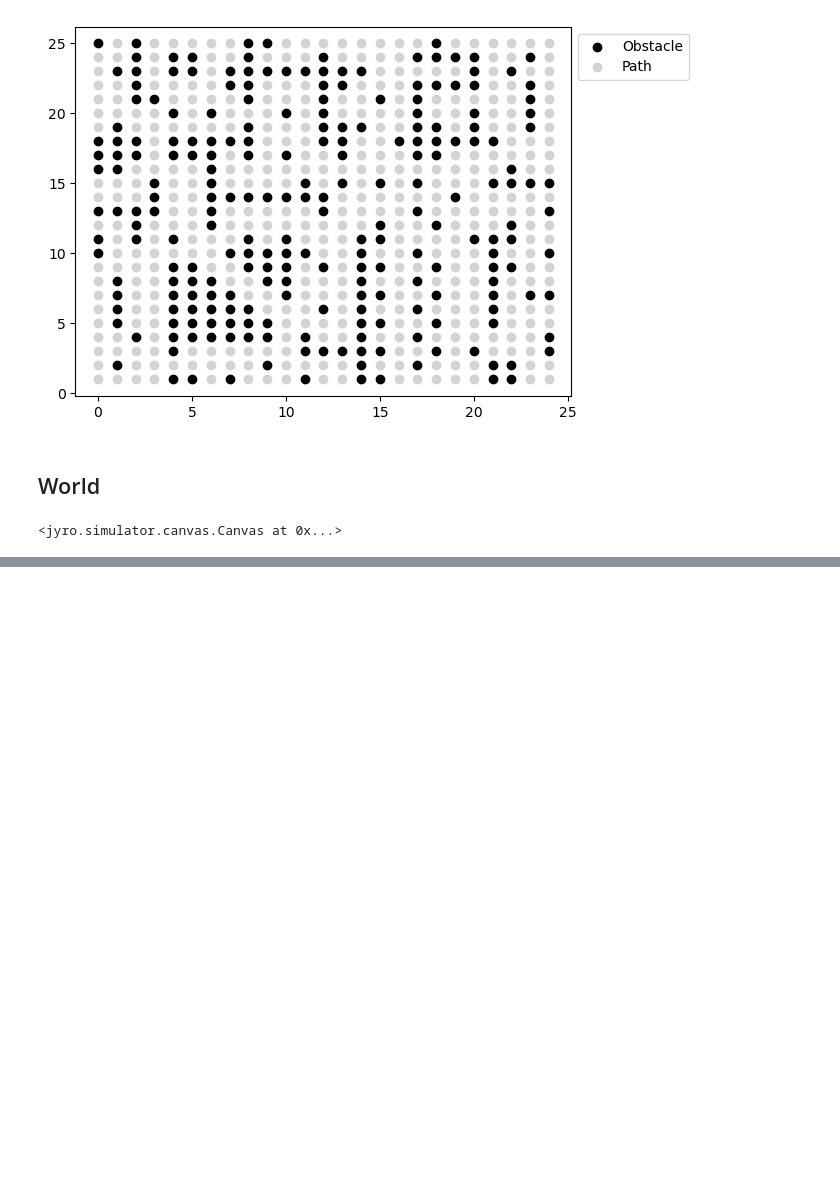
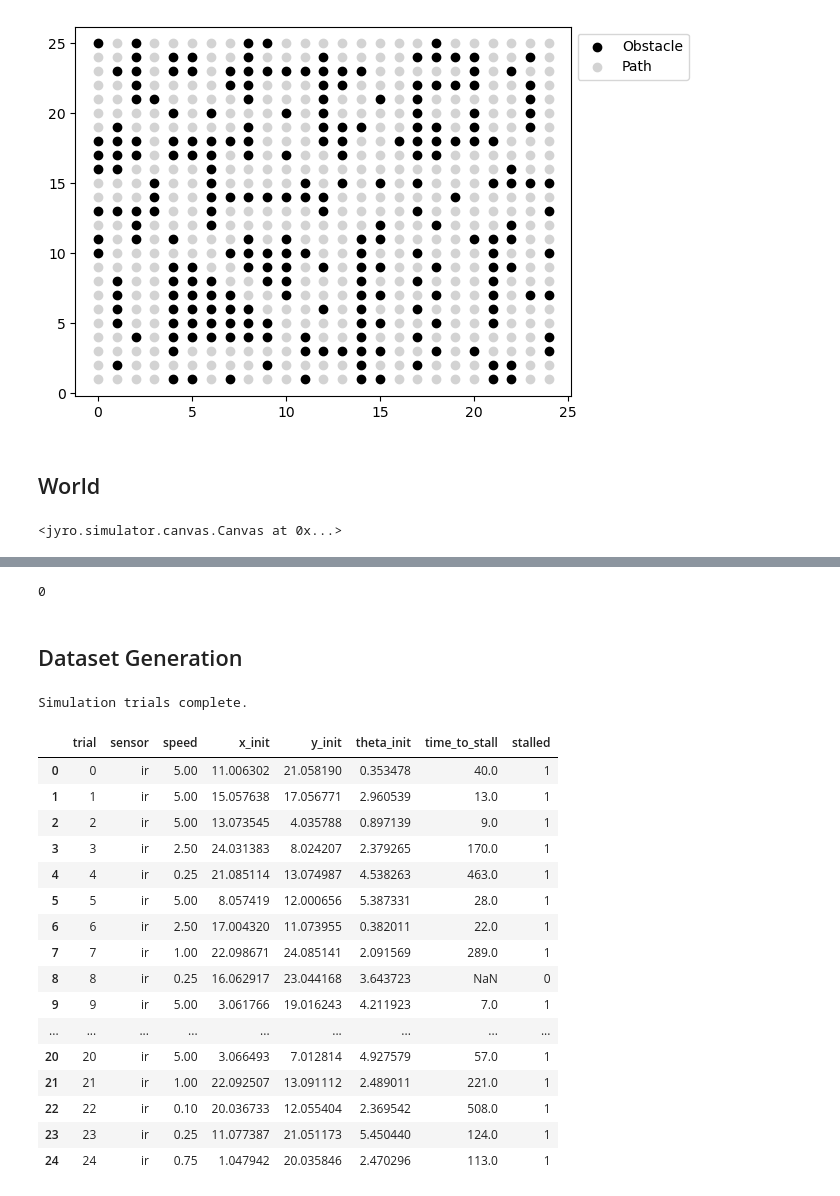
Before and after one commit to aaprile2/collision_avoidance_bayes_analysis, a Jupyter notebook: simulation.ipynb, the cells around one changed output, grey strips where cells are left out. Cells and saved outputs as stored; diff of their text form; code cells hidden in the pictures; blank space fills up the shorter version.

Commit message:
Simulation script

```diff
--- a/simulation.ipynb
+++ b/simulation.ipynb
@@ -66,0 +136,8 @@ sim.draw(canvas)
+# %%
+# Example robot
+robot = Robot('Pioneer', *get_random_start(path_coords, obstacle_boxes))
+robot.brain = brain
+
+x, y, heading = robot.getPose()
+print(f'Pose: \n  x = {x} \n  y = {y} \n  theta = {heading} = {heading / pi} pi = {heading * (180 / pi)} degrees')
+robot
@@ -66,0 +162,20 @@ sim.draw(canvas)
+# %%
+%%time
+
+sim = Physics()
+make_world(sim)
+
+robot = Robot('Pioneer', *get_random_start(path_coords, obstacle_boxes), sensor='sonar', speed=1.0, noise=0.1)
+robot.brain = brain
+sim.addRobot(robot)
+
+canvas = Canvas((500, 500))
+
+step_time = []
+for i in range(100):
+    sim.step(run_brain=True)
+    for r in sim.robots:
+        sim.draw(canvas)
+        clear_output(wait=True)
+        display(canvas)
+        time.sleep(0.05) # sleep for a bit
@@ -66,0 +186,6 @@ sim.draw(canvas)
+# %%
+robot.stall
+# %% [output]
+0
+# %% [markdown]
+## Dataset Generation
@@ -66,0 +242,25 @@ sim.draw(canvas)
+# %%
+TRIALS = 25
+STEPS = 1000
+SPEEDS = [0.1, 0.25, 0.50, 0.75, 1.0, 2.5, 3.5, 5.0]
+
+generate_dataset(TRIALS, STEPS, 'ir', SPEEDS, 'data/ir_simulations.csv')
+# %% [output]
+Simulation trials complete.
+|  | trial | sensor | speed | x_init | y_init | theta_init | time_to_stall | stalled |
+| 0 | 0 | ir | 5.00 | 11.006302 | 21.058190 | 0.353478 | 40.0 | 1 |
+| 1 | 1 | ir | 5.00 | 15.057638 | 17.056771 | 2.960539 | 13.0 | 1 |
+| 2 | 2 | ir | 5.00 | 13.073545 | 4.035788 | 0.897139 | 9.0 | 1 |
+| 3 | 3 | ir | 2.50 | 24.031383 | 8.024207 | 2.379265 | 170.0 | 1 |
+| 4 | 4 | ir | 0.25 | 21.085114 | 13.074987 | 4.538263 | 463.0 | 1 |
+| 5 | 5 | ir | 5.00 | 8.057419 | 12.000656 | 5.387331 | 28.0 | 1 |
+| 6 | 6 | ir | 2.50 | 17.004320 | 11.073955 | 0.382011 | 22.0 | 1 |
+| 7 | 7 | ir | 1.00 | 22.098671 | 24.085141 | 2.091569 | 289.0 | 1 |
+| 8 | 8 | ir | 0.25 | 16.062917 | 23.044168 | 3.643723 | NaN | 0 |
+| 9 | 9 | ir | 5.00 | 3.061766 | 19.016243 | 4.211923 | 7.0 | 1 |
+| ... | ... | ... | ... | ... | ... | ... | ... | ... |
+| 20 | 20 | ir | 5.00 | 3.066493 | 7.012814 | 4.927579 | 57.0 | 1 |
+| 21 | 21 | ir | 1.00 | 22.092507 | 13.091112 | 2.489011 | 221.0 | 1 |
+| 22 | 22 | ir | 0.10 | 20.036733 | 12.055404 | 2.369542 | 508.0 | 1 |
+| 23 | 23 | ir | 0.25 | 11.077387 | 21.051173 | 5.450440 | 124.0 | 1 |
+| 24 | 24 | ir | 0.75 | 1.047942 | 20.035846 | 2.470296 | 113.0 | 1 |
```
Also changed, not shown: parts of 12 cells of this notebook, 3 other files.
